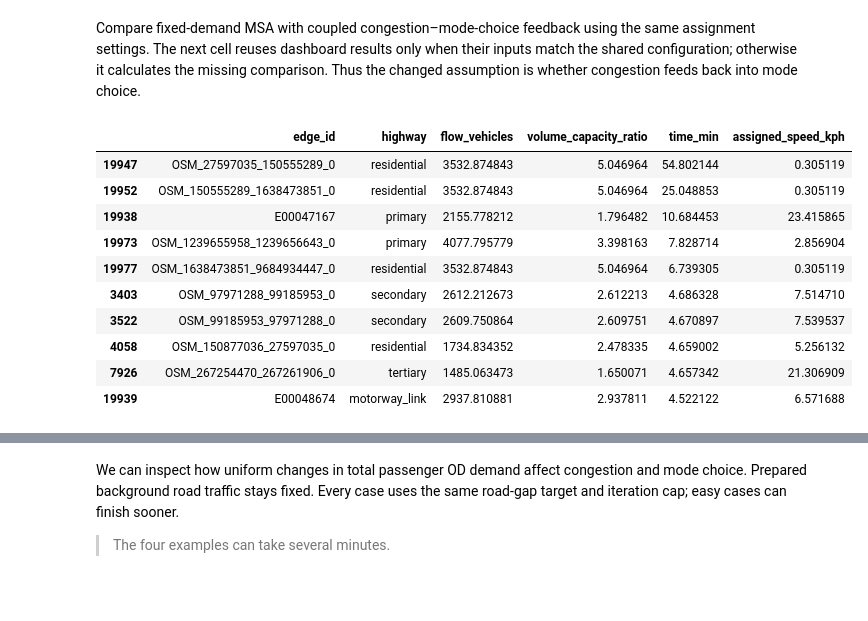
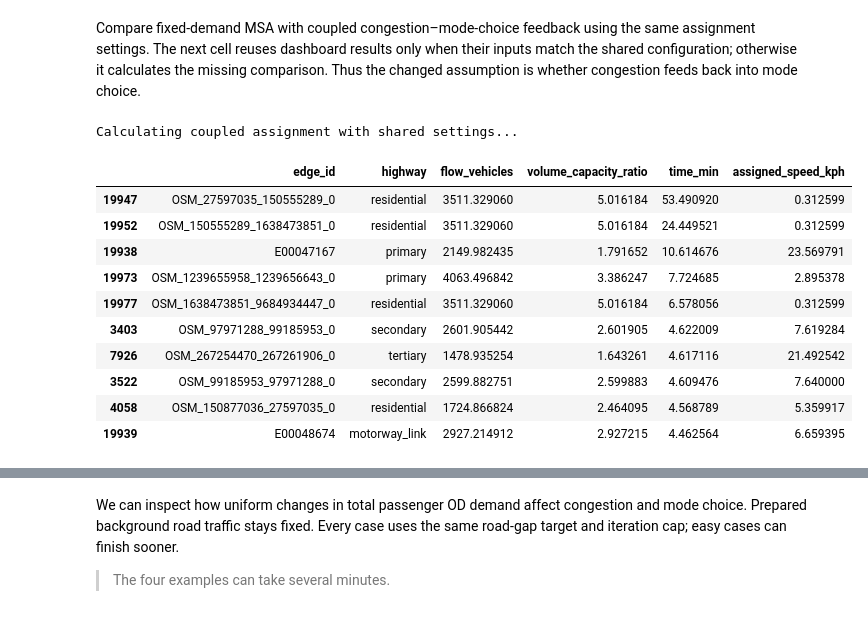
Before and after one commit to etrawe/IP-HS26-MehrSpur-CaseStudy, a Jupyter notebook: notebooks/02_system_modeling.ipynb, the cells around one changed output, grey strips where cells are left out. Drawn from its saved outputs; the diff is of its cells as text; code cells hidden in the pictures.

```diff
--- a/notebooks/02_system_modeling.ipynb
+++ b/notebooks/02_system_modeling.ipynb
@@ -1122,30 +1122,76 @@ VBox(children=(HTML(value='<b>Coupled calculation:</b> congestion updates OD-spe
 # %% [markdown]
 Compare fixed-demand MSA with coupled congestion–mode-choice feedback using the same assignment settings. The next cell reuses dashboard results only when their inputs match the shared configuration; otherwise it calculates the missing comparison. Thus the changed assumption is whether congestion feeds back into mode choice.
 # %%
-# Added coding to identify the main congestion bottleneck
+# Reuse the dashboard result when it matches; otherwise run the shared coupled assignment.
+def _get_coupled_assignment():
+    mode_result = ASSIGNMENT_MODE_STATE.get("result")
+    if mode_result is None:
+        raise RuntimeError("Run the Stage 0 mode-choice calculation before identifying bottlenecks.")
+
+    cache_key = (
+        id(ctx),
+        id(MEHRSPUR),
+        tuple(mode_result.cache_key),
+        tuple(sorted((key, repr(value)) for key, value in ASSIGNMENT_OPTIONS.items())),
+        float(tmi.DEFAULT_PASSTHROUGH_FRACTION),
+    )
+    cached = globals().get("_COUPLED_ASSIGNMENT_CACHE")
+    if cached is not None and cached[0] == cache_key:
+        return cached[1]
+
+    result = COUPLED_ASSIGNMENT_STATE.get("result")
+    matches_dashboard = (
+        result is not None
+        and COUPLED_ASSIGNMENT_STATE.get("context") is ctx
+        and COUPLED_ASSIGNMENT_STATE.get("corridor") is MEHRSPUR
+        and COUPLED_ASSIGNMENT_STATE.get("mode_cache_key") == tuple(mode_result.cache_key)
+        and bool(result.diagnostics.get("modal_feedback", False))
+        and tmi.assignment_settings_match(
+            result.diagnostics,
+            ASSIGNMENT_OPTIONS,
+            passthrough_fraction=tmi.DEFAULT_PASSTHROUGH_FRACTION,
+        )
+    )
+    if not matches_dashboard:
+        print("Calculating coupled assignment with shared settings...")
+        result = tmi.run_coupled_corridor_assignment(
+            ctx,
+            MEHRSPUR,
+            mode_result,
+            passthrough_fraction=tmi.DEFAULT_PASSTHROUGH_FRACTION,
+            **tmi.assignment_solver_kwargs(ASSIGNMENT_OPTIONS, coupled=True),
+        )
+
+    globals()["_COUPLED_ASSIGNMENT_CACHE"] = (cache_key, result)
+    return result
+
+
+coupled_assignment = _get_coupled_assignment()
 links = coupled_assignment.links
 
 cols = ["edge_id", "highway", "flow_vehicles", "volume_capacity_ratio", "time_min", "assigned_speed_kph"]
-cols = [c for c in cols if c in links]
+cols = [column for column in cols if column in links]
 
-speed_threshold = links["assigned_speed_kph"].quantile(0.25)   # the 25 % at the lowest speed are considered bottlenecks
-
-bottleneck = links[(links["volume_capacity_ratio"] >= 1) &
-                (links["assigned_speed_kph"] <= speed_threshold)]
+speed_threshold = links["assigned_speed_kph"].quantile(0.25)
+bottleneck = links[
+    (links["volume_capacity_ratio"] >= 1)
+    & (links["assigned_speed_kph"] <= speed_threshold)
+]
 
 display(bottleneck.sort_values("time_min", ascending=False)[cols].head(10))
 # %% [output]
+Calculating coupled assignment with shared settings...
 |  | edge_id | highway | flow_vehicles | volume_capacity_ratio | time_min | assigned_speed_kph |
-| 19947 | OSM_27597035_150555289_0 | residential | 3532.874843 | 5.046964 | 54.802144 | 0.305119 |
-| 19952 | OSM_150555289_1638473851_0 | residential | 3532.874843 | 5.046964 | 25.048853 | 0.305119 |
-| 19938 | E00047167 | primary | 2155.778212 | 1.796482 | 10.684453 | 23.415865 |
-| 19973 | OSM_1239655958_1239656643_0 | primary | 4077.795779 | 3.398163 | 7.828714 | 2.856904 |
-| 19977 | OSM_1638473851_9684934447_0 | residential | 3532.874843 | 5.046964 | 6.739305 | 0.305119 |
-| 3403 | OSM_97971288_99185953_0 | secondary | 2612.212673 | 2.612213 | 4.686328 | 7.514710 |
-| 3522 | OSM_99185953_97971288_0 | secondary | 2609.750864 | 2.609751 | 4.670897 | 7.539537 |
-| 4058 | OSM_150877036_27597035_0 | residential | 1734.834352 | 2.478335 | 4.659002 | 5.256132 |
-| 7926 | OSM_267254470_267261906_0 | tertiary | 1485.063473 | 1.650071 | 4.657342 | 21.306909 |
-| 19939 | E00048674 | motorway_link | 2937.810881 | 2.937811 | 4.522122 | 6.571688 |
+| 19947 | OSM_27597035_150555289_0 | residential | 3511.329060 | 5.016184 | 53.490920 | 0.312599 |
+| 19952 | OSM_150555289_1638473851_0 | residential | 3511.329060 | 5.016184 | 24.449521 | 0.312599 |
+| 19938 | E00047167 | primary | 2149.982435 | 1.791652 | 10.614676 | 23.569791 |
+| 19973 | OSM_1239655958_1239656643_0 | primary | 4063.496842 | 3.386247 | 7.724685 | 2.895378 |
+| 19977 | OSM_1638473851_9684934447_0 | residential | 3511.329060 | 5.016184 | 6.578056 | 0.312599 |
+| 3403 | OSM_97971288_99185953_0 | secondary | 2601.905442 | 2.601905 | 4.622009 | 7.619284 |
+| 7926 | OSM_267254470_267261906_0 | tertiary | 1478.935254 | 1.643261 | 4.617116 | 21.492542 |
+| 3522 | OSM_99185953_97971288_0 | secondary | 2599.882751 | 2.599883 | 4.609476 | 7.640000 |
+| 4058 | OSM_150877036_27597035_0 | residential | 1724.866824 | 2.464095 | 4.568789 | 5.359917 |
+| 19939 | E00048674 | motorway_link | 2927.214912 | 2.927215 | 4.462564 | 6.659395 |
 # %%
 # Compare the same baseline, network and solver settings with/without feedback.
 _assignment_mode_result = ASSIGNMENT_MODE_STATE.get("result")
```
Also changed, not shown: parts of 9 cells of this notebook, 7 other files.
